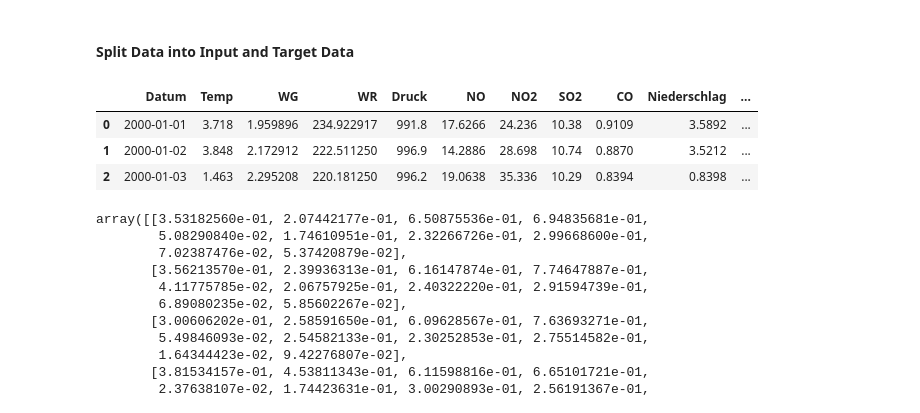
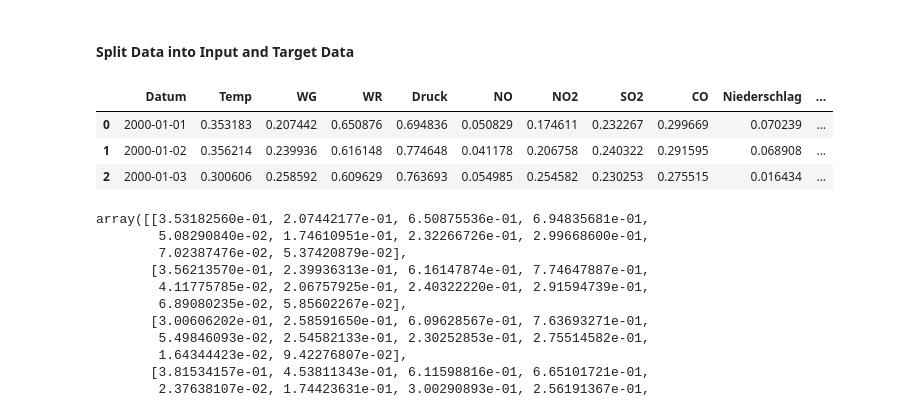
Before and after one commit to SvetiB/AirQualityStuttgart, a Jupyter notebook: AirQualityStuttgartModelingSveti.ipynb, the cells around one changed output. Drawn from its saved outputs; the diff is of its cells as text; code cells hidden in the pictures.

```diff
--- a/AirQualityStuttgartModelingSveti.ipynb
+++ b/AirQualityStuttgartModelingSveti.ipynb
@@ -56,7 +54,7 @@ Data columns (total 11 columns):
 dtypes: datetime64[ns](1), float64(10)
 memory usage: 641.0 KB
 # %%
-df_for_ML=df_for_ML.sort_values(by=['Datum'], axis=0, ascending=True, ignore_index=True)
+df_for_ML=df_for_ML.sort_values(by=['Datum'], axis=0, ascending=True)
 df_for_ML
 # %% [output]
 |  | Datum | Temp | WG | WR | Druck | NO | NO2 | SO2 | CO | Niederschlag | ... |
@@ -254,12 +252,12 @@ X_test, y_test = create_dataset(
     STEP
 )
 # %%
-df_for_ML.head(3)
+df_for_ML_norm.head(3)
 # %% [output]
 |  | Datum | Temp | WG | WR | Druck | NO | NO2 | SO2 | CO | Niederschlag | ... |
-| 0 | 2000-01-01 | 3.718 | 1.959896 | 234.922917 | 991.8 | 17.6266 | 24.236 | 10.38 | 0.9109 | 3.5892 | ... |
-| 1 | 2000-01-02 | 3.848 | 2.172912 | 222.511250 | 996.9 | 14.2886 | 28.698 | 10.74 | 0.8870 | 3.5212 | ... |
-| 2 | 2000-01-03 | 1.463 | 2.295208 | 220.181250 | 996.2 | 19.0638 | 35.336 | 10.29 | 0.8394 | 0.8398 | ... |
+| 0 | 2000-01-01 | 0.353183 | 0.207442 | 0.650876 | 0.694836 | 0.050829 | 0.174611 | 0.232267 | 0.299669 | 0.070239 | ... |
+| 1 | 2000-01-02 | 0.356214 | 0.239936 | 0.616148 | 0.774648 | 0.041178 | 0.206758 | 0.240322 | 0.291595 | 0.068908 | ... |
+| 2 | 2000-01-03 | 0.300606 | 0.258592 | 0.609629 | 0.763693 | 0.054985 | 0.254582 | 0.230253 | 0.275515 | 0.016434 | ... |
 # %%
 X_train[0]
 # %% [output]
```
Also changed, not shown: parts of 6 cells of this notebook, 2 other files.
